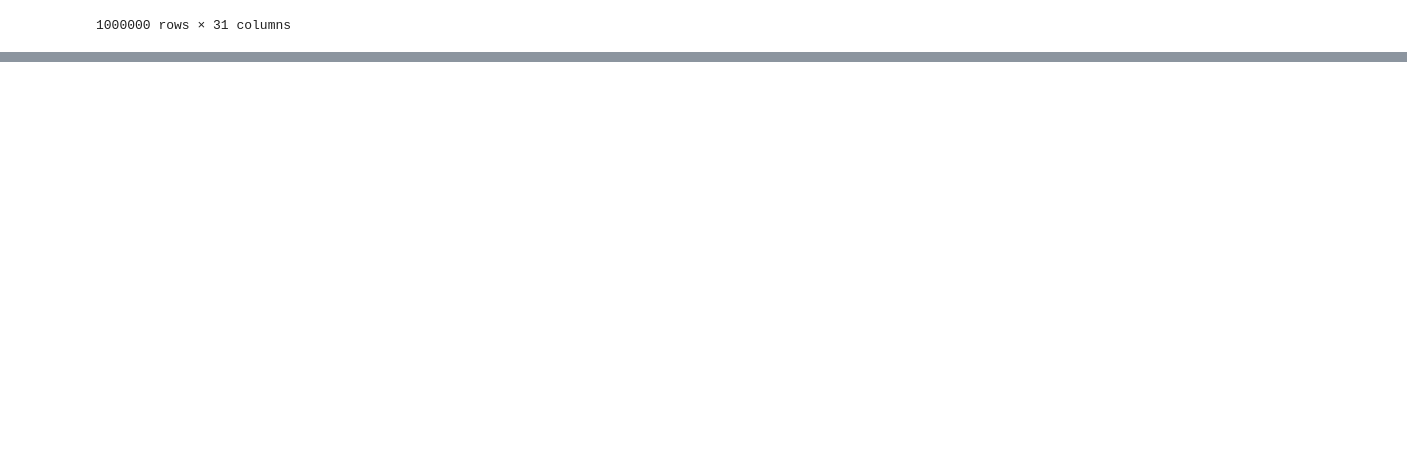
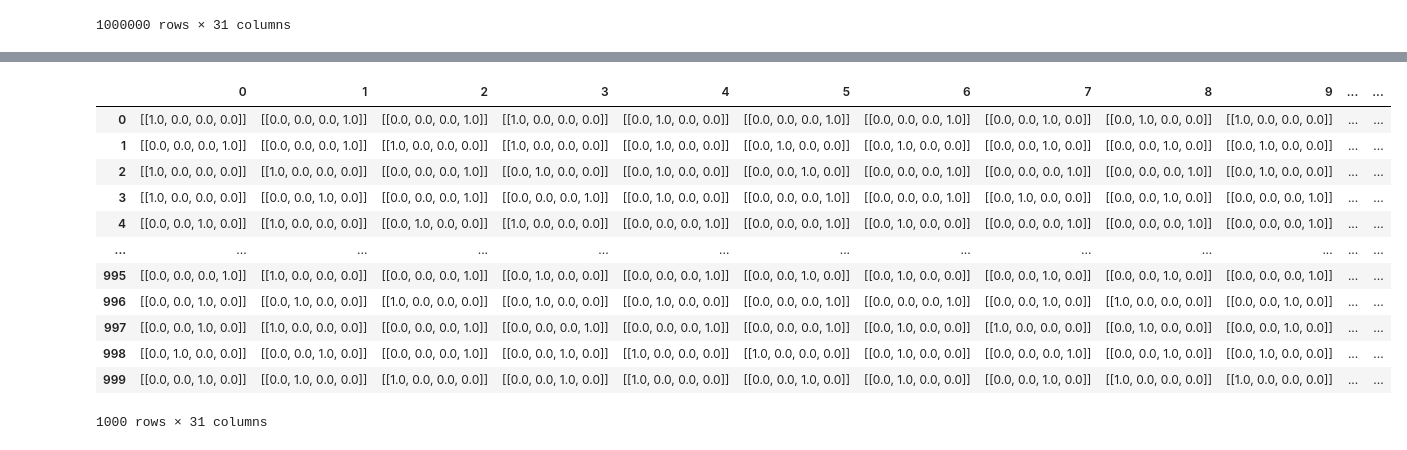
Before and after one commit to ScierKnave/dna_aptamers_modelling, a Jupyter notebook: src/Prelim.ipynb, the cells around one changed output, grey strips where cells are left out. Saved outputs shown, nothing was run; the diff lists cells and outputs as text; code cells hidden in the pictures; blank space fills up the shorter version.

```diff
--- a/src/Prelim.ipynb
+++ b/src/Prelim.ipynb
@@ -183,0 +216,18 @@ my_data
+# %%
+df_std = df_trial.copy()
+df_std['free'] = (df_trial['free']-free_mean)/free_std
+df_std
+# %% [output]
+|  | 0 | 1 | 2 | 3 | 4 | 5 | 6 | 7 | 8 | 9 | ... | ... |
+| 0 | [[1.0, 0.0, 0.0, 0.0]] | [[0.0, 0.0, 0.0, 1.0]] | [[0.0, 0.0, 0.0, 1.0]] | [[1.0, 0.0, 0.0, 0.0]] | [[0.0, 1.0, 0.0, 0.0]] | [[0.0, 0.0, 0.0, 1.0]] | [[0.0, 0.0, 0.0, 1.0]] | [[0.0, 0.0, 1.0, 0.0]] | [[0.0, 1.0, 0.0, 0.0]] | [[1.0, 0.0, 0.0, 0.0]] | ... | ... |
+| 1 | [[0.0, 0.0, 0.0, 1.0]] | [[0.0, 0.0, 0.0, 1.0]] | [[1.0, 0.0, 0.0, 0.0]] | [[1.0, 0.0, 0.0, 0.0]] | [[0.0, 1.0, 0.0, 0.0]] | [[0.0, 1.0, 0.0, 0.0]] | [[0.0, 1.0, 0.0, 0.0]] | [[0.0, 0.0, 1.0, 0.0]] | [[0.0, 0.0, 1.0, 0.0]] | [[0.0, 1.0, 0.0, 0.0]] | ... | ... |
+| 2 | [[1.0, 0.0, 0.0, 0.0]] | [[1.0, 0.0, 0.0, 0.0]] | [[0.0, 0.0, 0.0, 1.0]] | [[0.0, 1.0, 0.0, 0.0]] | [[0.0, 1.0, 0.0, 0.0]] | [[0.0, 0.0, 1.0, 0.0]] | [[0.0, 0.0, 0.0, 1.0]] | [[0.0, 0.0, 0.0, 1.0]] | [[0.0, 0.0, 0.0, 1.0]] | [[0.0, 1.0, 0.0, 0.0]] | ... | ... |
+| 3 | [[1.0, 0.0, 0.0, 0.0]] | [[0.0, 0.0, 1.0, 0.0]] | [[0.0, 0.0, 0.0, 1.0]] | [[0.0, 0.0, 0.0, 1.0]] | [[0.0, 1.0, 0.0, 0.0]] | [[0.0, 0.0, 0.0, 1.0]] | [[0.0, 0.0, 0.0, 1.0]] | [[0.0, 1.0, 0.0, 0.0]] | [[0.0, 0.0, 1.0, 0.0]] | [[0.0, 0.0, 0.0, 1.0]] | ... | ... |
+| 4 | [[0.0, 0.0, 1.0, 0.0]] | [[1.0, 0.0, 0.0, 0.0]] | [[0.0, 1.0, 0.0, 0.0]] | [[1.0, 0.0, 0.0, 0.0]] | [[0.0, 0.0, 0.0, 1.0]] | [[0.0, 0.0, 0.0, 1.0]] | [[0.0, 1.0, 0.0, 0.0]] | [[0.0, 0.0, 0.0, 1.0]] | [[0.0, 0.0, 0.0, 1.0]] | [[0.0, 0.0, 0.0, 1.0]] | ... | ... |
+| ... | ... | ... | ... | ... | ... | ... | ... | ... | ... | ... | ... | ... |
+| 995 | [[0.0, 0.0, 0.0, 1.0]] | [[1.0, 0.0, 0.0, 0.0]] | [[0.0, 0.0, 0.0, 1.0]] | [[0.0, 1.0, 0.0, 0.0]] | [[0.0, 0.0, 0.0, 1.0]] | [[0.0, 0.0, 1.0, 0.0]] | [[0.0, 1.0, 0.0, 0.0]] | [[0.0, 0.0, 1.0, 0.0]] | [[0.0, 0.0, 1.0, 0.0]] | [[0.0, 0.0, 0.0, 1.0]] | ... | ... |
+| 996 | [[0.0, 0.0, 1.0, 0.0]] | [[0.0, 1.0, 0.0, 0.0]] | [[1.0, 0.0, 0.0, 0.0]] | [[0.0, 1.0, 0.0, 0.0]] | [[0.0, 1.0, 0.0, 0.0]] | [[0.0, 0.0, 0.0, 1.0]] | [[0.0, 0.0, 0.0, 1.0]] | [[0.0, 0.0, 1.0, 0.0]] | [[1.0, 0.0, 0.0, 0.0]] | [[0.0, 0.0, 1.0, 0.0]] | ... | ... |
+| 997 | [[0.0, 0.0, 1.0, 0.0]] | [[1.0, 0.0, 0.0, 0.0]] | [[0.0, 0.0, 0.0, 1.0]] | [[0.0, 0.0, 0.0, 1.0]] | [[0.0, 0.0, 0.0, 1.0]] | [[0.0, 0.0, 0.0, 1.0]] | [[0.0, 1.0, 0.0, 0.0]] | [[1.0, 0.0, 0.0, 0.0]] | [[0.0, 1.0, 0.0, 0.0]] | [[0.0, 0.0, 1.0, 0.0]] | ... | ... |
+| 998 | [[0.0, 1.0, 0.0, 0.0]] | [[0.0, 0.0, 1.0, 0.0]] | [[0.0, 0.0, 0.0, 1.0]] | [[0.0, 0.0, 1.0, 0.0]] | [[1.0, 0.0, 0.0, 0.0]] | [[1.0, 0.0, 0.0, 0.0]] | [[0.0, 1.0, 0.0, 0.0]] | [[0.0, 0.0, 0.0, 1.0]] | [[0.0, 0.0, 1.0, 0.0]] | [[0.0, 1.0, 0.0, 0.0]] | ... | ... |
+| 999 | [[0.0, 0.0, 1.0, 0.0]] | [[0.0, 1.0, 0.0, 0.0]] | [[1.0, 0.0, 0.0, 0.0]] | [[0.0, 0.0, 1.0, 0.0]] | [[1.0, 0.0, 0.0, 0.0]] | [[0.0, 0.0, 1.0, 0.0]] | [[0.0, 1.0, 0.0, 0.0]] | [[0.0, 0.0, 1.0, 0.0]] | [[1.0, 0.0, 0.0, 0.0]] | [[1.0, 0.0, 0.0, 0.0]] | ... | ... |
+1000 rows × 31 columns
```
Also changed, not shown: parts of 45 cells of this notebook.
